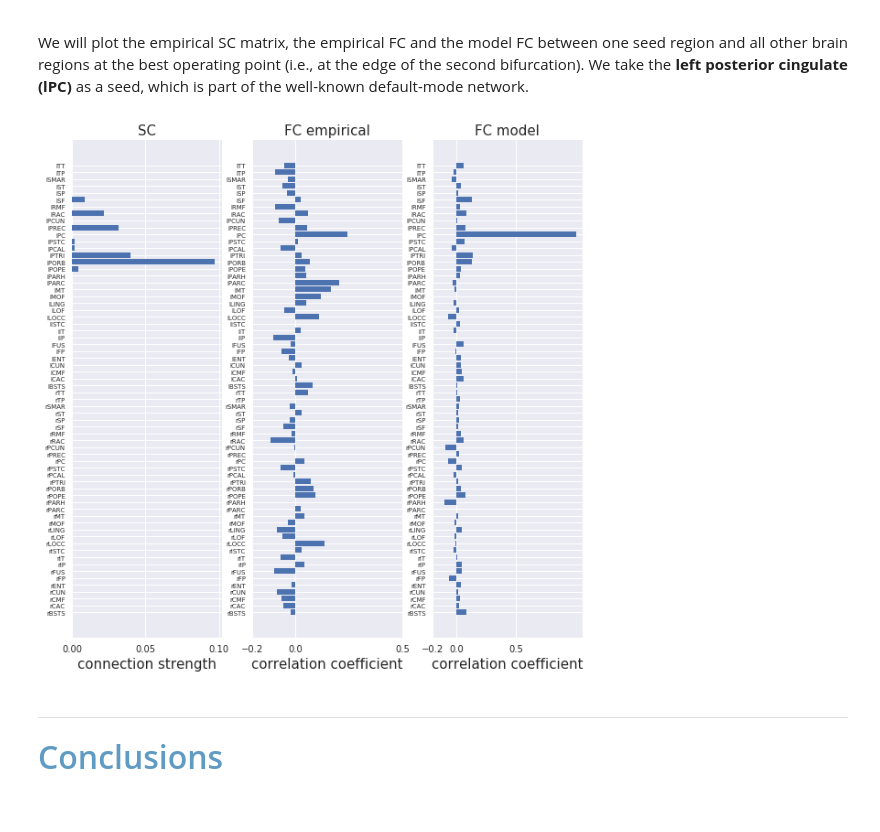
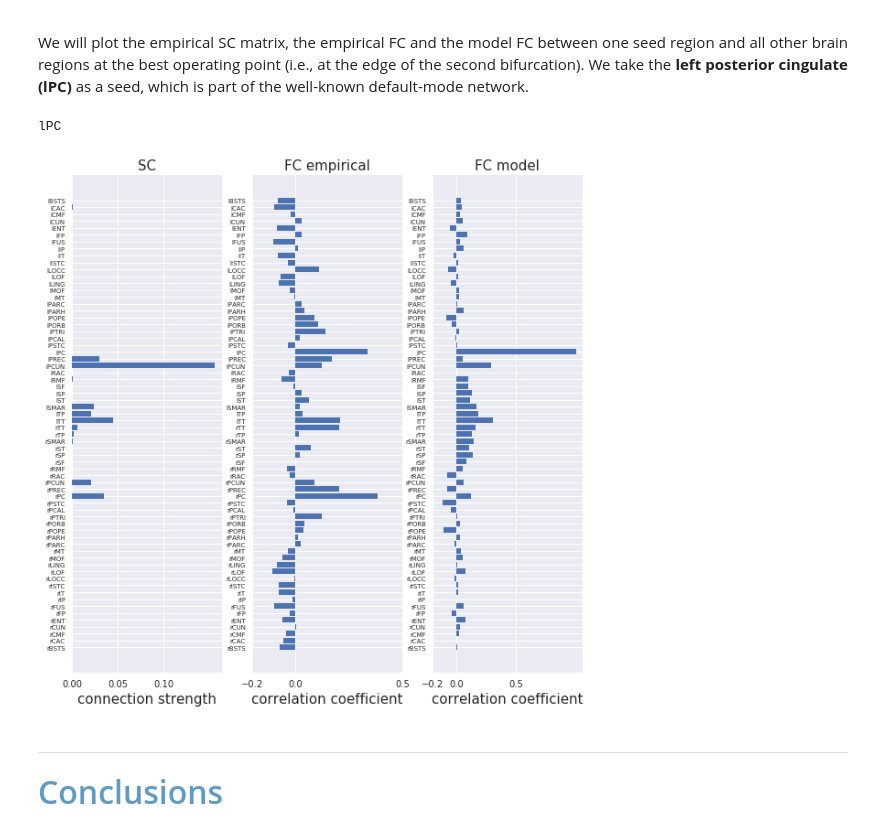
Before and after one commit to amandakeasson/CAN_TVB_Workshop, a Jupyter notebook: modelling_resting_state.ipynb, the cells around one changed output. Drawn from its saved outputs; the diff is of its cells as text; code cells hidden in the pictures.

```diff
--- a/modelling_resting_state.ipynb
+++ b/modelling_resting_state.ipynb
@@ -387,7 +395,7 @@ def run_rww_sim_bif(con, G, regime, D, dt, simlen, initconds):
     # Set initial conditions.
     if initconds:
         if initconds == 'low':
-            sim.initial_conditions = np.random.uniform(low=0., high=0.2, size=((1, 1, nregions, 1)))
+            sim.initial_conditions = np.random.uniform(low=0.001, high=0.001, size=((1, 1, nregions, 1)))
         elif initconds == 'high':
             sim.initial_conditions = np.random.uniform(low=0.8, high=1.0, size=(1, 1, nregions, 1))
 
@@ -419,7 +427,7 @@ The cell below shows you how to run the simulations. We will skip this cell for
 %%time
 tic = tm.time()
 
-regime = {'a': 270., 'b':108., 'd':0.154, 'gamma':0.641/1000, 'w':1., 'I_o':0.3}
+regime = {'a': 270., 'b':108., 'd':0.154, 'gamma':0.641/1000, 'w':0.9, 'I_o':0.3}
 
 # Run G sweep with short runs
 Gs = np.arange(0., 3.1, 0.1)
@@ -502,10 +510,10 @@ def run_rww_sim_pcc(con, G, regime, D, dt, simlen):
     sim.configure()
 
     # Launch simulation
-    (t, B), = sim.run(simulation_length=simlen)
+    (t, B) = sim.run(simulation_length=simlen)
 
     # Remove transient time
-    #B = B[10:simlen/2000, :, :, :]
+    B = B[10:simlen/2000, :, :, :]
 
     # Build a TimeSeries Datatype
     tsr = TimeSeriesRegion(connectivity=con,
@@ -554,14 +562,14 @@ pcc_FC = np.zeros((len(Gs)))
 pcc_SC = np.zeros((len(Gs)))
 for iG, G in enumerate(Gs):
 
-    file2load = 'sim_outputs/FC_' + str(np.round(Gs[iG],2)) + '_1230000.mat'
+    file2load = 'sim_outputs/FC_Deco2013_' + str(np.round(Gs[iG],2)) + '_1230000.mat'
 
     tmp = loadmat(file2load)
     B = tmp['B']
     B = np.squeeze(B[15:,:,:,:])
     FC_sim = np.corrcoef(B.T)
 
-    if Gs[iG] == 2.1:
+    if np.isclose(Gs[iG],2.4):
         FC_sim_best = FC_sim
 
     def fisherz(r):
@@ -569,11 +577,12 @@ for iG, G in enumerate(Gs):
         return z
 
     inds = np.triu_indices(66,1)
-    simFC_test = FC_sim[inds]
-    empFC_test = Hag_FC[inds]
-    empSC_test = Hag_SC[inds]
-    pcc_FC[iG] = np.corrcoef(fisherz(simFC_test), fisherz(empFC_test))[0,1]
-    pcc_SC[iG] = np.corrcoef(fisherz(simFC_test), fisherz(empSC_test))[0,1]
+    simFC = FC_sim[inds]
+    empFC = Hag_FC[inds]
+    empSC = Hag_SC[inds]
+    pcc_FC[iG] = np.corrcoef(fisherz(simFC), fisherz(empFC))[0,1]
+    pcc_SC[iG] = np.corrcoef(fisherz(simFC), fisherz(empSC
+                                                    ))[0,1]
 # %%
 # Visualize
 
@@ -704,29 +713,32 @@ plt.show()
 We will plot the empirical SC matrix, the empirical FC and the model FC between one seed region and all other brain regions at the best operating point (i.e., at the edge of the second bifurcation). We take the <b>left posterior cingulate (lPC)</b> as a seed, which is part of the well-known default-mode network.
 </font></div></p>
 # %%
+print(Hag_con.region_labels[43])
+roi_ind = 43
 plt.figure(figsize=(10, 10))
 plt.subplot(131)
-plt.barh(np.arange(nregions), Hag_con.weights[55, :], align='center')
+plt.barh(np.arange(nregions), Hag_con.weights[roi_ind, :], align='center')
 plt.title('SC', fontsize=15)
 plt.xlabel('connection strength', fontsize=15)
 plt.xticks([0., 0.05, 0.1])
 plt.yticks(np.arange(nregions), Hag_con.region_labels, fontsize=7)
 plt.subplot(132)
-plt.barh(np.arange(nregions), Hag_FC[55, :], align='center')
+plt.barh(np.arange(nregions), Hag_FC[roi_ind, :], align='center')
 plt.title('FC empirical', fontsize=15)
 plt.xlabel('correlation coefficient', fontsize=15)
 plt.xticks([-0.2, 0, 0.5])
 plt.yticks(np.arange(nregions), Hag_con.region_labels, fontsize=7)
 plt.subplot(133)
-plt.barh(np.arange(nregions), FC_sim_best[55, :], align='center')
+plt.barh(np.arange(nregions), FC_sim_best[roi_ind, :], align='center')
 plt.title('FC model', fontsize=15)
 plt.xlabel('correlation coefficient', fontsize=15)
 plt.xticks([-0.2, 0, 0.5])
 plt.yticks(np.arange(nregions), Hag_con.region_labels, fontsize=7)
 
 plt.show()
 # %% [output]
+lPC
-[figure, old version]
+[figure, new version]
 # %% [markdown]
 ---
 
```
Also changed, not shown: parts of 12 cells of this notebook.
